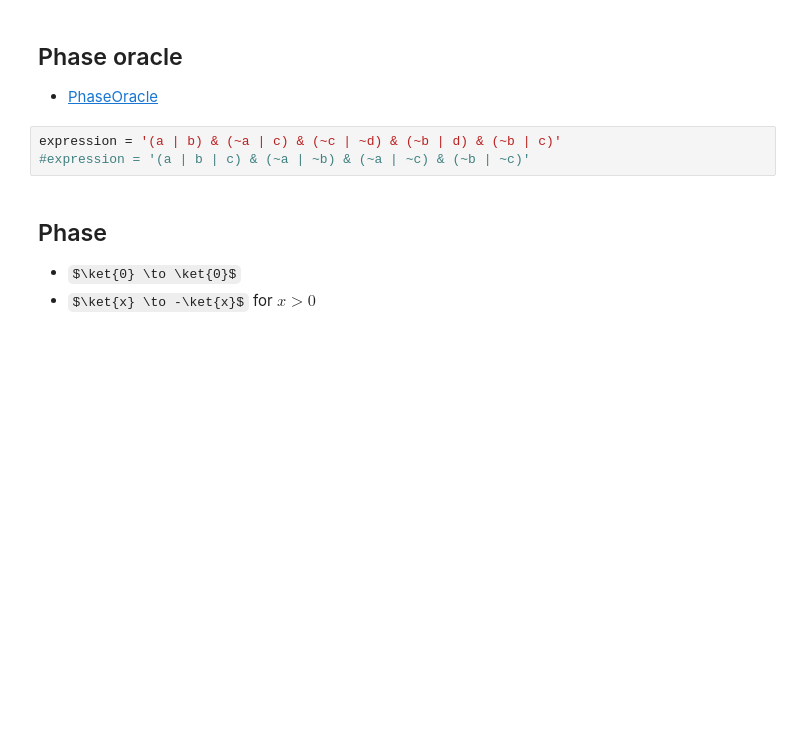
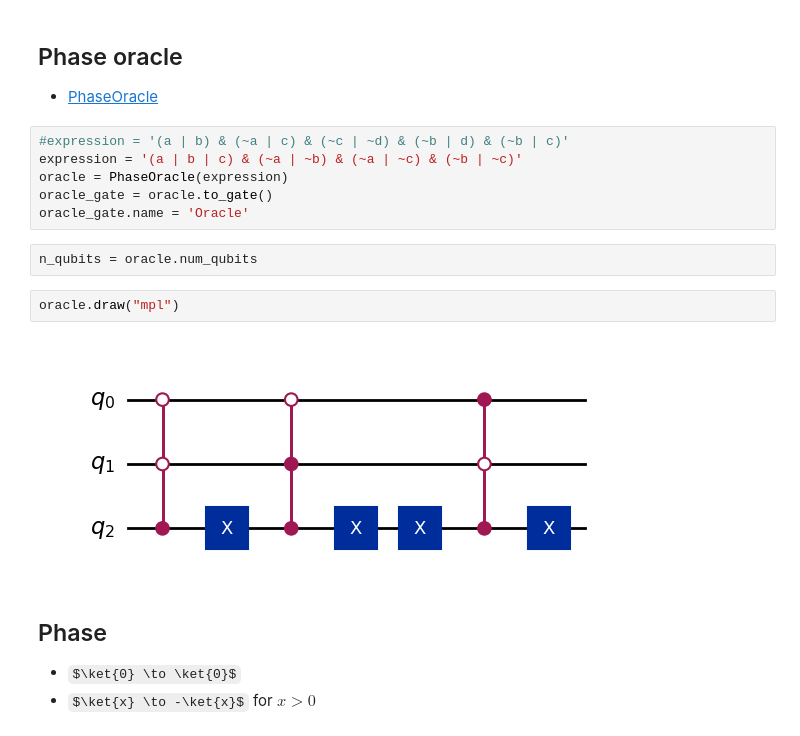
Before and after one commit to luan521/qiskit-training, a Jupyter notebook: notebooks/grover0.ipynb, the cells around one changed output. Saved outputs shown, nothing was run; the diff lists cells and outputs as text; some formulas as TeX source; blank space fills up the shorter version.

```diff
--- a/notebooks/grover0.ipynb
+++ b/notebooks/grover0.ipynb
@@ -17,8 +17,17 @@ import numpy as np
 ## Phase oracle
 - [PhaseOracle](https://docs.quantum.ibm.com/api/qiskit/qiskit.circuit.library.PhaseOracle)
 # %%
-expression = '(a | b) & (~a | c) & (~c | ~d) & (~b | d) & (~b | c)'
-#expression = '(a | b | c) & (~a | ~b) & (~a | ~c) & (~b | ~c)'
+#expression = '(a | b) & (~a | c) & (~c | ~d) & (~b | d) & (~b | c)'
+expression = '(a | b | c) & (~a | ~b) & (~a | ~c) & (~b | ~c)'
+oracle = PhaseOracle(expression)
+oracle_gate = oracle.to_gate()
+oracle_gate.name = 'Oracle'
+# %%
+n_qubits = oracle.num_qubits
+# %%
+oracle.draw("mpl")
+# %% [output]
+[figure, added]
 # %% [markdown]
 ## Phase
 - $\ket{0} \to \ket{0}$
```
Also changed, not shown: parts of 8 cells of this notebook, 3 other files.
